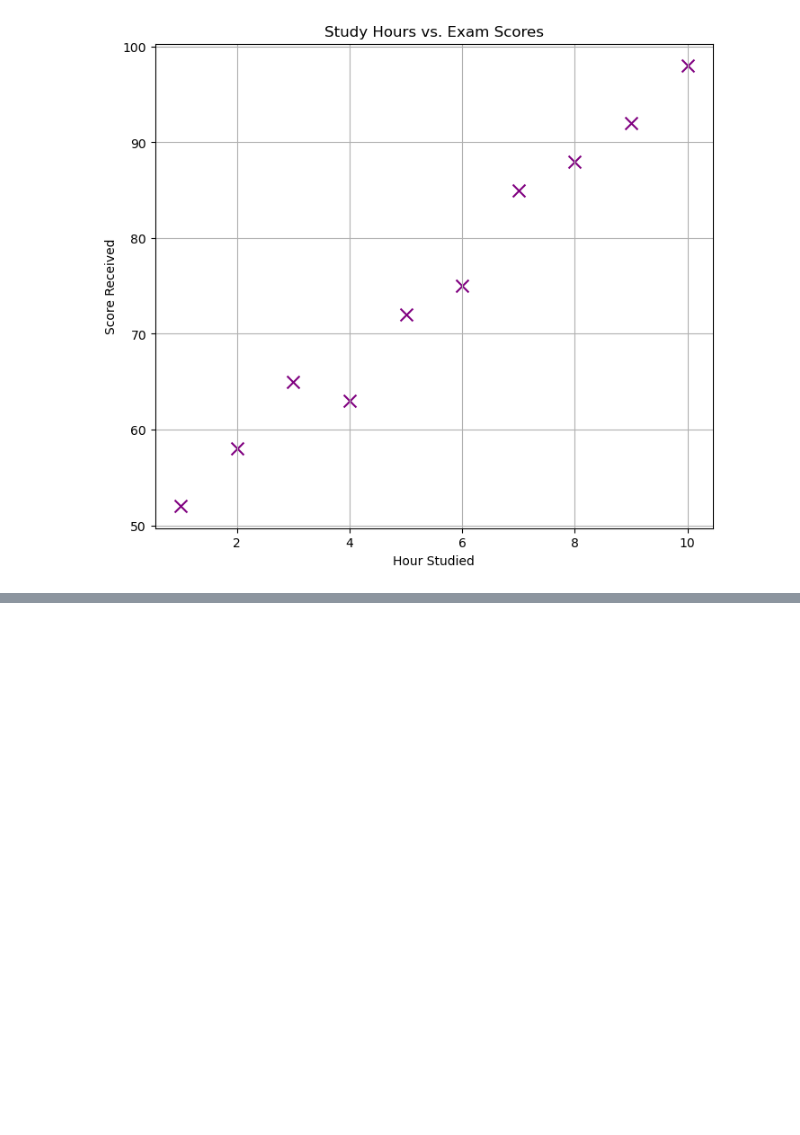
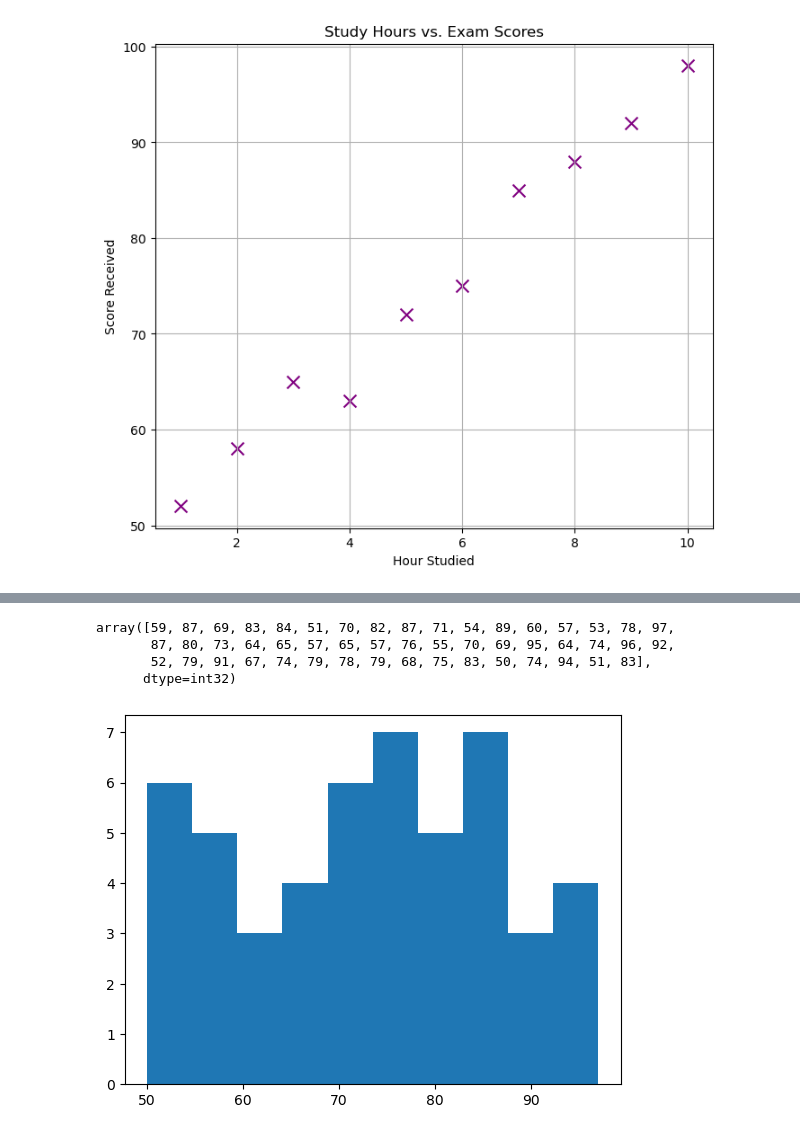
Before and after one commit to mlcodr/Ongoing-ML, a Jupyter notebook: Matplotlib_Here/mat_2.ipynb, the cells around one changed output, grey strips where cells are left out. Drawn from its saved outputs; the diff is of its cells as text; code cells hidden in the pictures; blank space fills up the shorter version.

```diff
--- a/Matplotlib_Here/mat_2.ipynb
+++ b/Matplotlib_Here/mat_2.ipynb
@@ -108,0 +134,14 @@ plt.grid(True)
+# %%
+x = np.random.randint(50,100,size=(50))
+# %%
+x
+# %% [output]
+array([59, 87, 69, 83, 84, 51, 70, 82, 87, 71, 54, 89, 60, 57, 53, 78, 97,
+       87, 80, 73, 64, 65, 57, 65, 57, 76, 55, 70, 69, 95, 64, 74, 96, 92,
+       52, 79, 91, 67, 74, 79, 78, 79, 68, 75, 83, 50, 74, 94, 51, 83],
+      dtype=int32)
+# %%
+fig,ax = plt.subplots()
+ax.hist(x);
+# %% [output]
+[figure, added]
```
Also changed, not shown: parts of 9 cells of this notebook.
